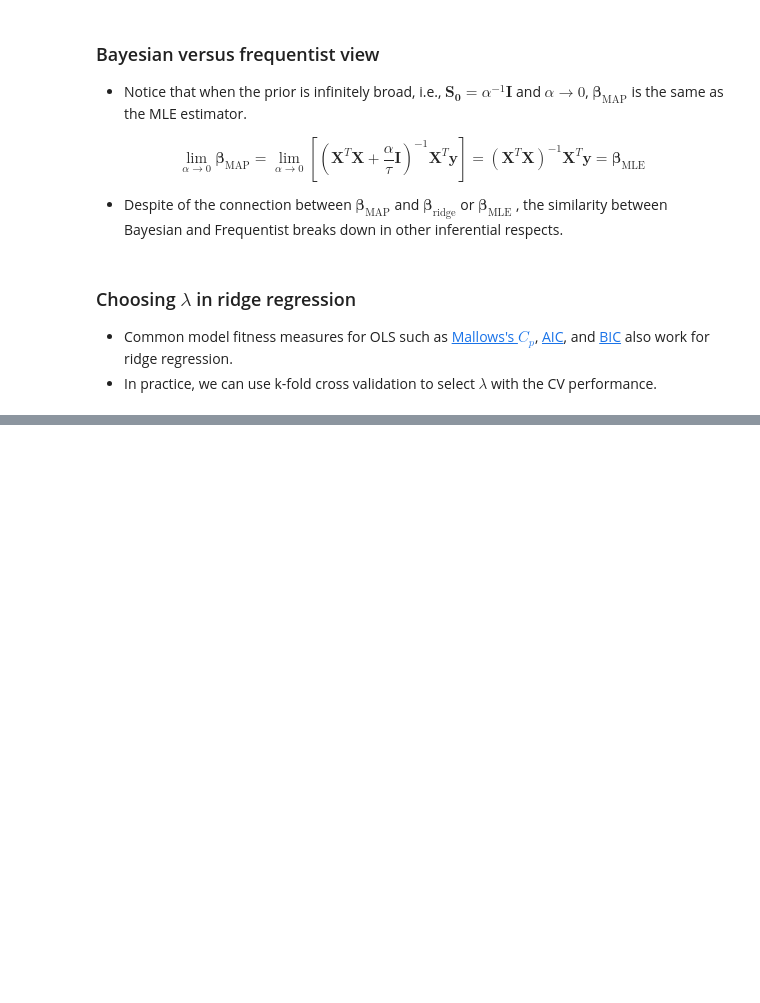
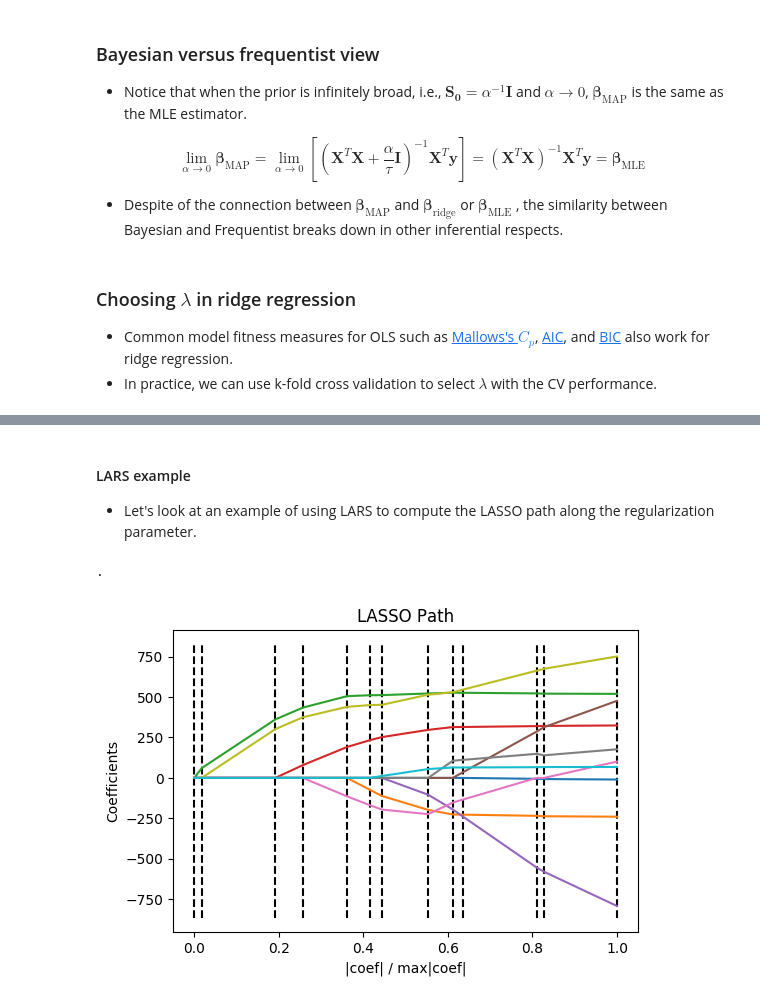
Before and after one commit to Roger-Li/ds-ml, a Jupyter notebook: Avant_Knowledge_Sharing/regularization/regularization_slides.ipynb, the cells around one changed output, grey strips where cells are left out. Drawn from its saved outputs; the diff is of its cells as text; code cells hidden in the pictures; blank space fills up the shorter version.

```diff
--- a/Avant_Knowledge_Sharing/regularization/regularization_slides.ipynb
+++ b/Avant_Knowledge_Sharing/regularization/regularization_slides.ipynb
@@ -225,0 +312,26 @@ where $H_\epsilon(z) = z^2 \text{ if } |z| < \epsilon$, and $H_\epsilon(z) = \ep
+# %%
+def run_lars_example(dpi=100):
+    """Run LARS example from sklearn
+    https://scikit-learn.org/stable/auto_examples/linear_model/plot_lasso_lars.html
+    """
+    X, y = datasets.load_diabetes(return_X_y=True)
+    _, _, coefs = linear_model.lars_path(X, y, method='lasso', verbose=True)
+
+    xx = np.sum(np.abs(coefs.T), axis=1)
+    xx /= xx[-1]
+    fig, ax=plt.subplots(dpi=dpi)
+    ax.plot(xx, coefs.T)
+    ymin, ymax = plt.ylim()
+    ax.vlines(xx, ymin, ymax, linestyle='dashed')
+    ax.set_xlabel('|coef| / max|coef|')
+    ax.set_ylabel('Coefficients')
+    ax.set_title('LASSO Path')
+    ax.autoscale(enable=False, tight=True)
+# %% [markdown]
+#### LARS example
+- Let's look at an example of using LARS to compute the LASSO path along the regularization parameter.
+# %%
+run_lars_example()
+# %% [output]
+.
+[figure, added]
```
Also changed, not shown: parts of 25 cells of this notebook.
